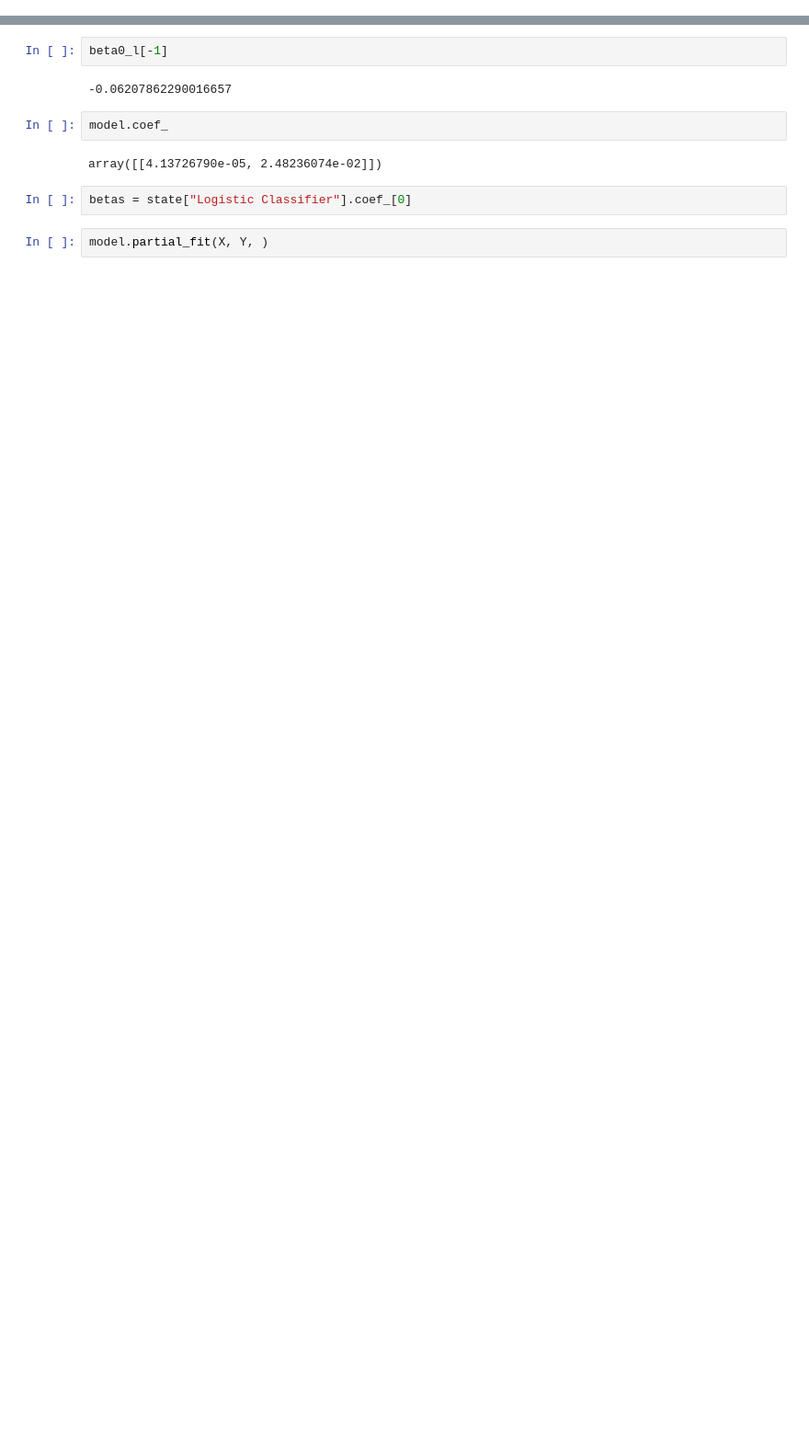
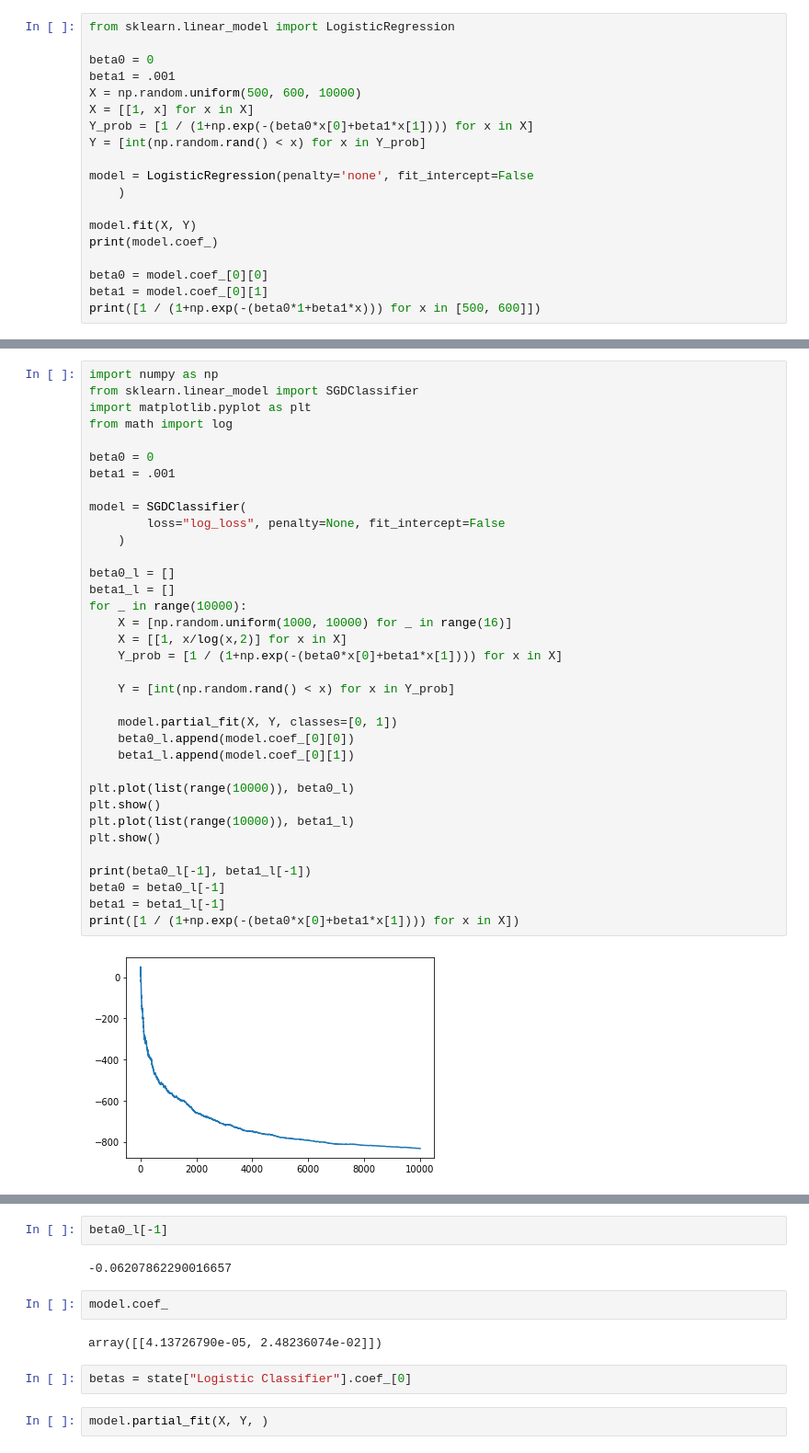
Before and after one commit to dominant-strategies/Quai-Macro-Model, a Jupyter notebook: Exploratory/Logistic.ipynb, the cells around one changed output, grey strips where cells are left out. Shown at 92% size. Drawn from its saved outputs; the diff is of its cells as text; blank space fills up the shorter version.

```diff
--- a/Exploratory/Logistic.ipynb
+++ b/Exploratory/Logistic.ipynb
@@ -40,0 +101,19 @@ beta1_l[-1]
+# %%
+from sklearn.linear_model import LogisticRegression
+
+beta0 = 0
+beta1 = .001
+X = np.random.uniform(500, 600, 10000)
+X = [[1, x] for x in X]
+Y_prob = [1 / (1+np.exp(-(beta0*x[0]+beta1*x[1]))) for x in X]
+Y = [int(np.random.rand() < x) for x in Y_prob]
+
+model = LogisticRegression(penalty='none', fit_intercept=False
+    )
+
+model.fit(X, Y)
+print(model.coef_)
+
+beta0 = model.coef_[0][0]
+beta1 = model.coef_[0][1]
+print([1 / (1+np.exp(-(beta0*1+beta1*x))) for x in [500, 600]])
@@ -40,0 +123,37 @@ beta1_l[-1]
+# %%
+import numpy as np
+from sklearn.linear_model import SGDClassifier
+import matplotlib.pyplot as plt
+from math import log
+
+beta0 = 0
+beta1 = .001
+
+model = SGDClassifier(
+        loss="log_loss", penalty=None, fit_intercept=False
+    )
+
+beta0_l = []
+beta1_l = []
+for _ in range(10000):
+    X = [np.random.uniform(1000, 10000) for _ in range(16)]
+    X = [[1, x/log(x,2)] for x in X]
+    Y_prob = [1 / (1+np.exp(-(beta0*x[0]+beta1*x[1]))) for x in X]
+
+    Y = [int(np.random.rand() < x) for x in Y_prob]
+
+    model.partial_fit(X, Y, classes=[0, 1])
+    beta0_l.append(model.coef_[0][0])
+    beta1_l.append(model.coef_[0][1])
+
+plt.plot(list(range(10000)), beta0_l)
+plt.show()
+plt.plot(list(range(10000)), beta1_l)
+plt.show()
+
+print(beta0_l[-1], beta1_l[-1])
+beta0 = beta0_l[-1]
+beta1 = beta1_l[-1]
+print([1 / (1+np.exp(-(beta0*x[0]+beta1*x[1]))) for x in X])
+# %% [output]
+[figure, added]
```
Also changed, not shown: parts of 9 cells of this notebook, 1 other file.
